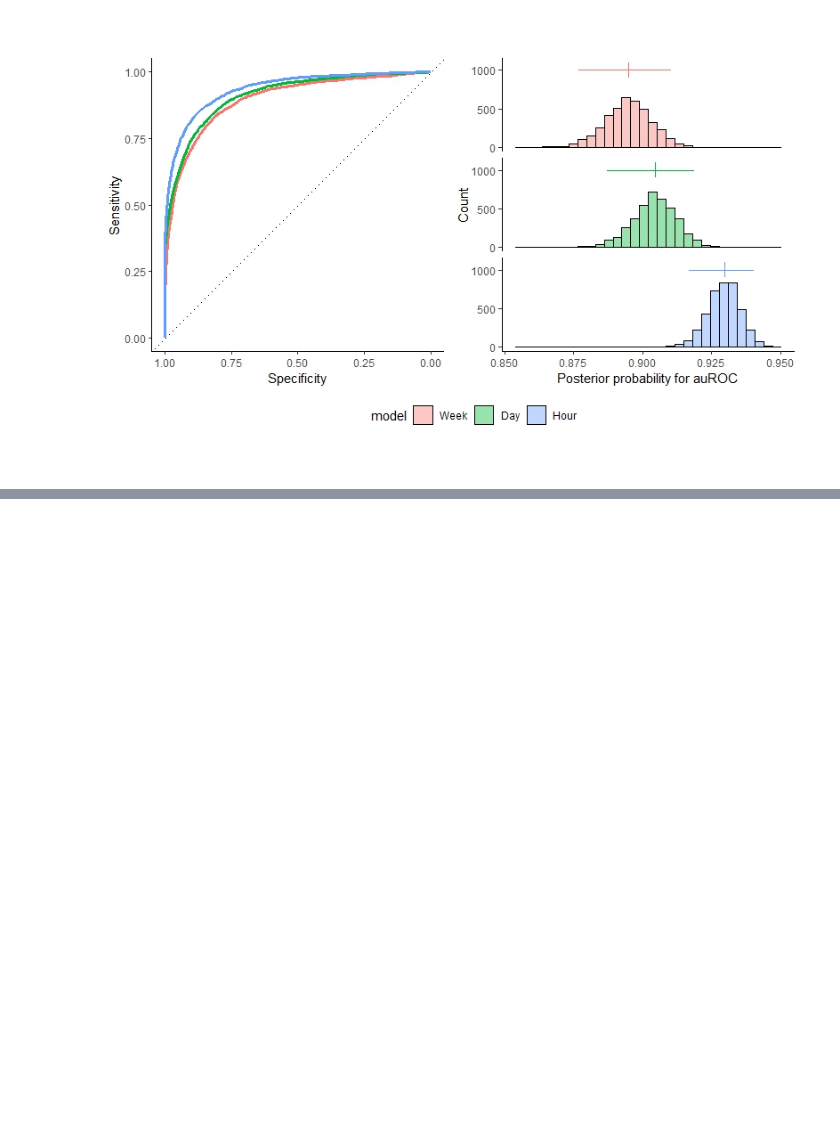
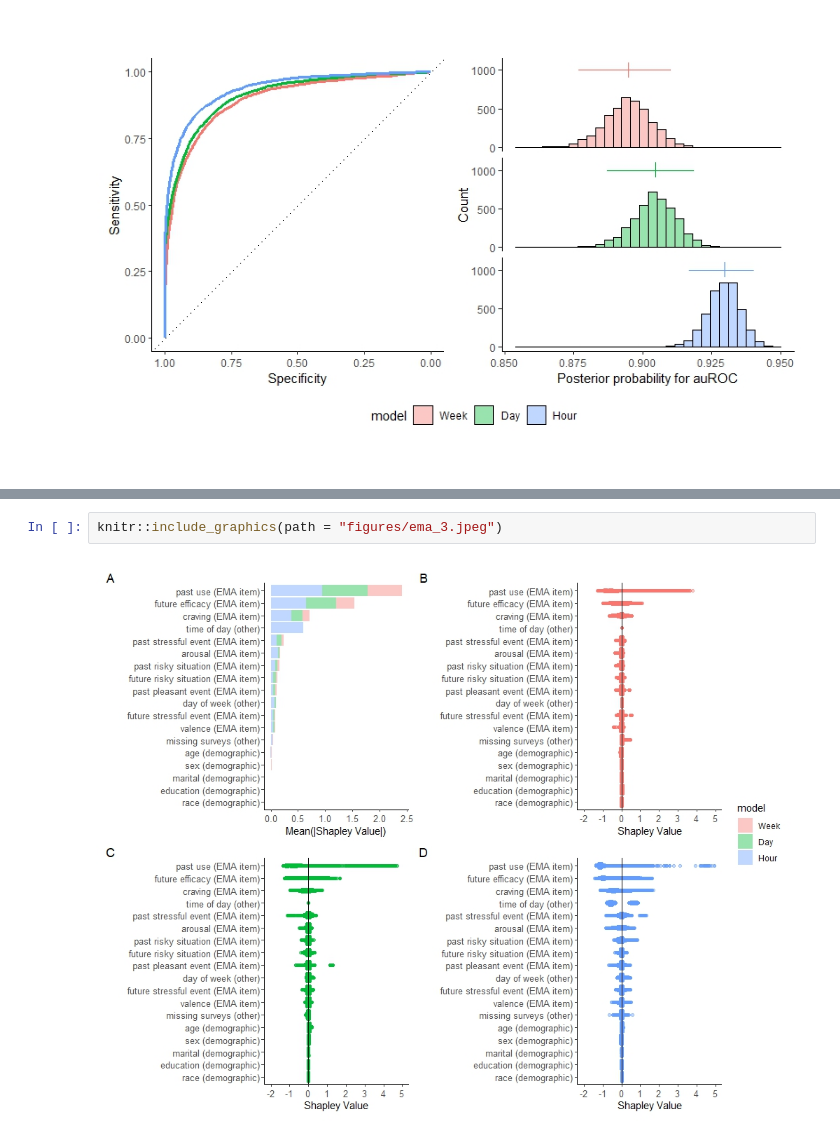
Before and after one commit to KendraPaquette/study_dissertation, a Jupyter notebook: index.embed.ipynb, the cells around one changed output, grey strips where cells are left out. Cells and saved outputs as stored; diff of their text form; blank space fills up the shorter version.

```diff
--- a/index.embed.ipynb
+++ b/index.embed.ipynb
@@ -390,0 +429,4 @@ knitr::include_graphics(path = "figures/ema_1.jpeg")
+# %%
+knitr::include_graphics(path = "figures/ema_3.jpeg")
+# %% [output]
+[figure, added]
```
Also changed, not shown: parts of 25 cells of this notebook, 12 other files.
